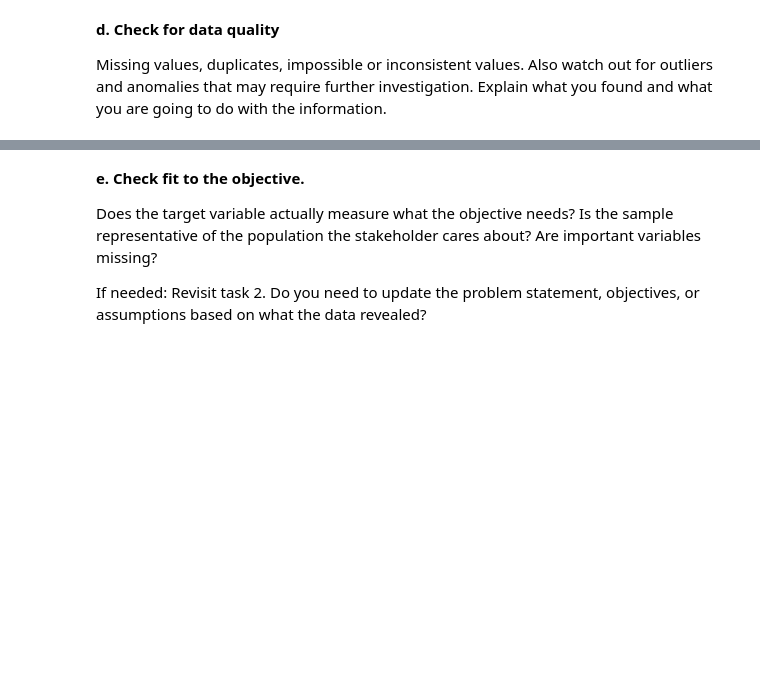
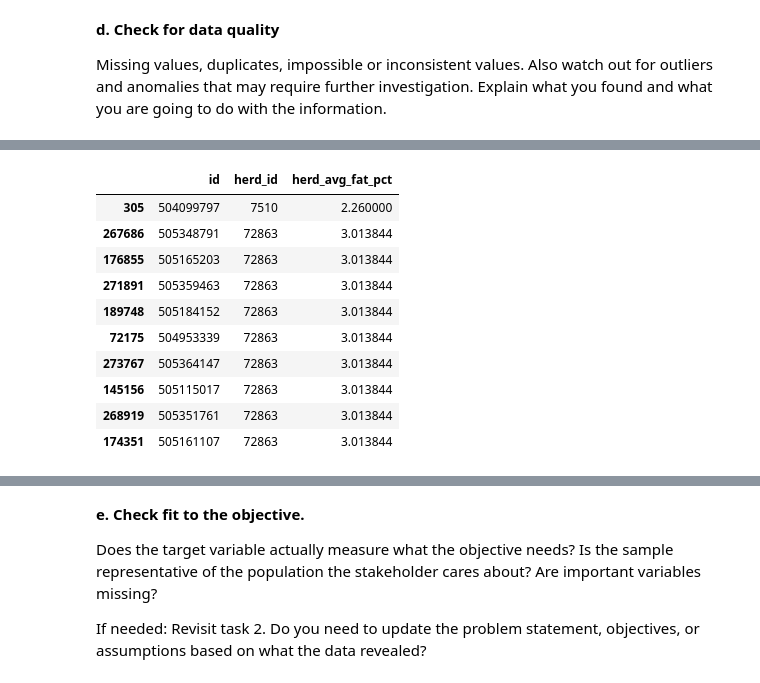
Before and after one commit to triiiiinpunab/ids-lehma-data, a Jupyter notebook: IDS2026_HW07.ipynb, the cells around one changed output, grey strips where cells are left out. Cells and saved outputs as stored; diff of their text form; code cells hidden in the pictures; blank space fills up the shorter version.

```diff
--- a/IDS2026_HW07.ipynb
+++ b/IDS2026_HW07.ipynb
@@ -227,0 +416,15 @@ Missing values, duplicates, impossible or inconsistent values. Also watch out fo
+# %%
+# If we look at the graphs, we can see an outlier in the 'herd_avg_fat_pct'. We want to check if it's because we don't have many specimens form this herd or is it low for another reason
+traindf.sort_values(by="herd_avg_fat_pct", ascending=True)[["id", "herd_id", "herd_avg_fat_pct"]].head(10)
+# %% [output]
+|  | id | herd_id | herd_avg_fat_pct |
+| 305 | 504099797 | 7510 | 2.260000 |
+| 267686 | 505348791 | 72863 | 3.013844 |
+| 176855 | 505165203 | 72863 | 3.013844 |
+| 271891 | 505359463 | 72863 | 3.013844 |
+| 189748 | 505184152 | 72863 | 3.013844 |
+| 72175 | 504953339 | 72863 | 3.013844 |
+| 273767 | 505364147 | 72863 | 3.013844 |
+| 145156 | 505115017 | 72863 | 3.013844 |
+| 268919 | 505351761 | 72863 | 3.013844 |
+| 174351 | 505161107 | 72863 | 3.013844 |
```
Also changed, not shown: parts of 31 cells of this notebook.
